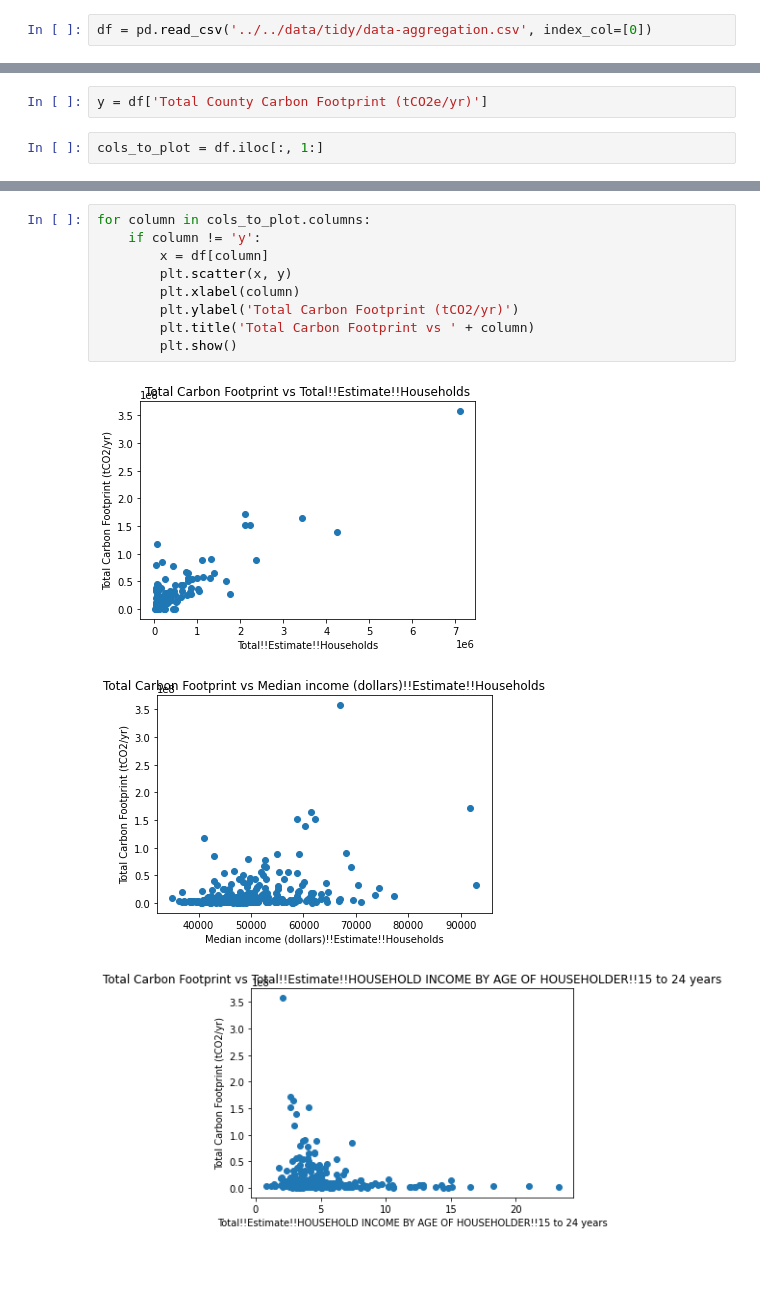
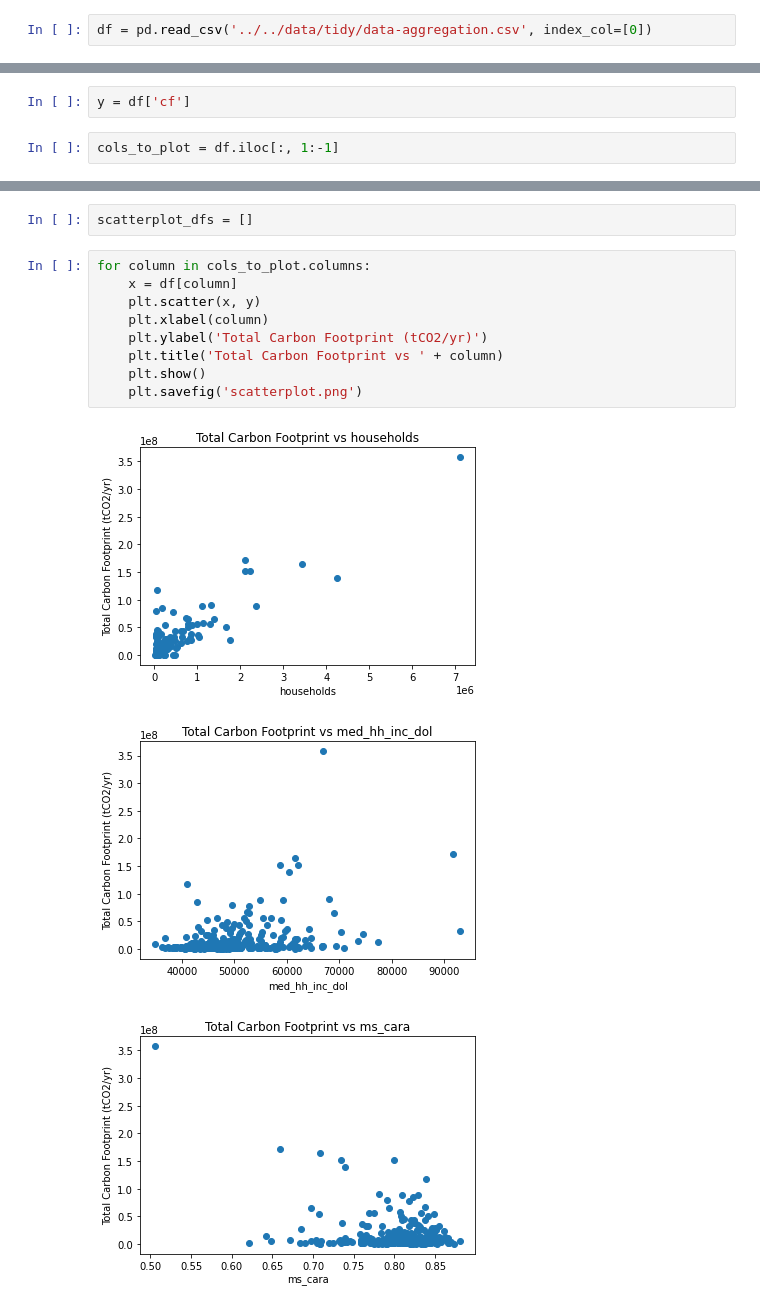
Before and after one commit to narslab/msa-emission-typologies, a Jupyter notebook: bin/jupyter/explanatory-plots.ipynb, the cells around one changed output, grey strips where cells are left out. Drawn from its saved outputs; the diff is of its cells as text; blank space fills up the shorter version.

Commit message:
edited scatterplots

```diff
--- a/bin/jupyter/explanatory-plots.ipynb
+++ b/bin/jupyter/explanatory-plots.ipynb
@@ -39,4 +40,4 @@ Total County Carbon Footprint (tCO2e/yr)
 # %%
-y = df['Total County Carbon Footprint (tCO2e/yr)']
+y = df['cf']
 # %%
-cols_to_plot = df.iloc[:, 1:]
+cols_to_plot = df.iloc[:, 1:-1]
@@ -43,13 +64,15 @@ cols_to_plot = df.iloc[:, 1:]
+# %%
+scatterplot_dfs = []
 # %%
 for column in cols_to_plot.columns:
-    if column != 'y':
-        x = df[column]
-        plt.scatter(x, y)
-        plt.xlabel(column)
-        plt.ylabel('Total Carbon Footprint (tCO2/yr)')
-        plt.title('Total Carbon Footprint vs ' + column)
-        plt.show()
+    x = df[column]
+    plt.scatter(x, y)
+    plt.xlabel(column)
+    plt.ylabel('Total Carbon Footprint (tCO2/yr)')
+    plt.title('Total Carbon Footprint vs ' + column)
+    plt.show()
+    plt.savefig('scatterplot.png')
 # %% [output]
-[figure, old version]
+[figure, new version]
-[figure, old version]
+[figure, new version]
-[figure, old version]
+[figure, new version]
```
Also changed, not shown: parts of 7 cells of this notebook, 7 other files.
